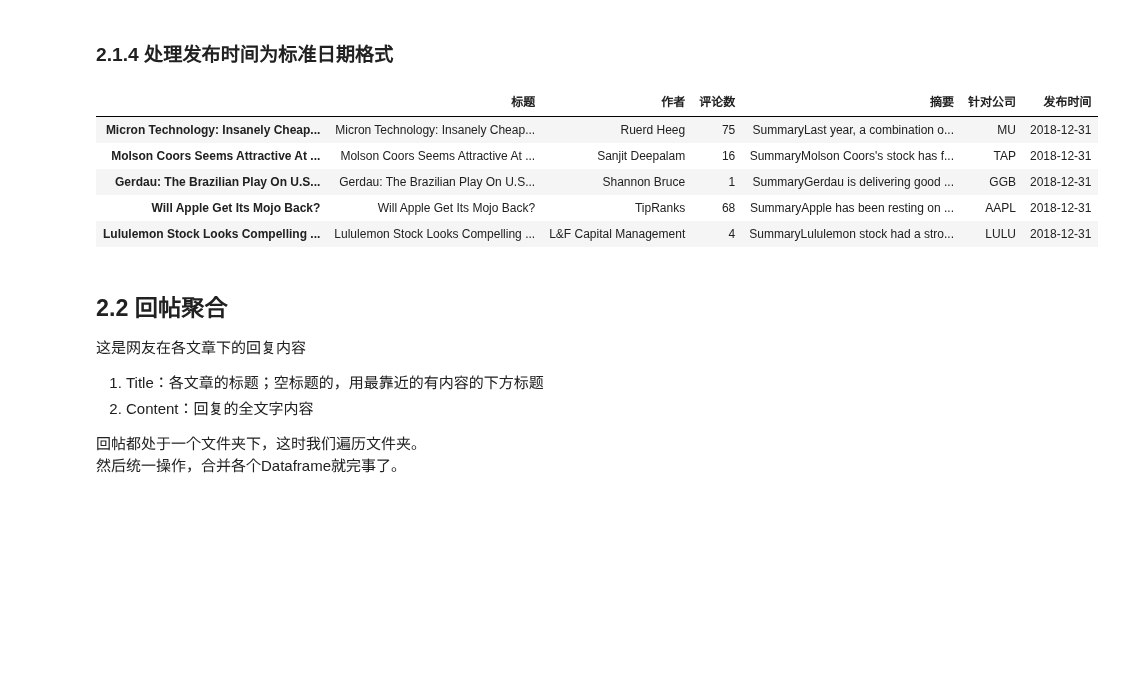
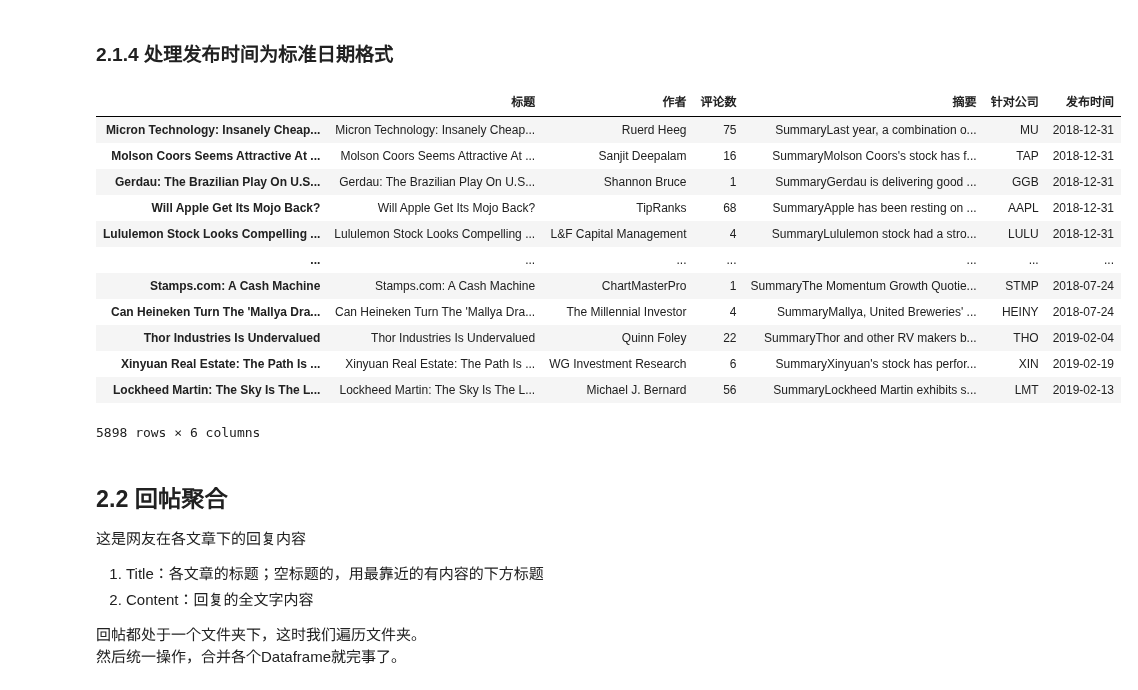
Before and after one commit to easternDay/Stock-forecast, a Jupyter notebook: 一班-1825101045-杨祉.ipynb, the cells around one changed output. Saved outputs shown, nothing was run; the diff lists cells and outputs as text; code cells hidden in the pictures; blank space fills up the shorter version.

```diff
--- a/一班-1825101045-杨祉.ipynb
+++ b/一班-1825101045-杨祉.ipynb
@@ -112,8 +112,12 @@ Title_data.columns = ['针对公司', '发布时间', '作者', '评论数']
 # 评论数去除Comments无用字段
 Title_data["评论数"] = Title_data["评论数"].str.extract("([0-9]+)")
 
-# 显示前五行内容
-Title_data.head()
+# 针对公司处理
+Title_data["针对公司"] = Title_data["针对公司"].str.replace(" ", "")
+Title_data["针对公司"] = Title_data["针对公司"].str.split(",")
+
+# 显示内容
+Title_data
 # %% [output]
 |  | 针对公司 | 发布时间 | 作者 | 评论数 |
 | 标题 |  |  |  |  |
@@ -170,10 +188,8 @@ Title_Content_data = pd.merge(
 
 def UpdateCompany(x):
     try:
-        if(x["针对公司_x"]):
-            return x["针对公司_x"]
-        else:
-            return x["针对公司_y"][0]
+        x["针对公司_x"].extend(x["针对公司_y"])
+        return ",".join(np.unique(x["针对公司_x"]))
     except:
         return np.NAN
 
@@ -201,7 +217,7 @@ Title_Content_data.drop(["针对公司_x", "针对公司_y"], axis=1, inplace=Tr
 Title_Content_data.dropna(axis=0, how='any', subset=[
                           "发布时间", "针对公司", "评论数"], inplace=True)
 
-Title_Content_data.head()
+Title_Content_data
 # %% [output]
 |  | 标题 | 作者 | 评论数 | 摘要 | 针对公司 | 发布时间 |
 | Micron Technology: Insanely Cheap... | Micron Technology: Insanely Cheap... | Ruerd Heeg | 75 | SummaryLast year, a combination o... | MU | Dec. 31, 2018 7:57 PM |
@@ -214,20 +237,29 @@ Title_Content_data.head()
 # %%
 # 去除文本中空格
 Title_Content_data["发布时间"] = Title_Content_data["发布时间"].str.replace(" ", "")
+
 # 去除具体时间，只保留日期
 Title_Content_data["发布时间"] = Title_Content_data["发布时间"].str.extract(
     "([a-zA-Z]+\.[0-9]+,[0-9]{4})")
+
 # 序列转化
 Title_Content_data["发布时间"] = pd.to_datetime(Title_Content_data["发布时间"])
 
-Title_Content_data.head()
+Title_Content_data
 # %% [output]
 |  | 标题 | 作者 | 评论数 | 摘要 | 针对公司 | 发布时间 |
 | Micron Technology: Insanely Cheap... | Micron Technology: Insanely Cheap... | Ruerd Heeg | 75 | SummaryLast year, a combination o... | MU | 2018-12-31 |
 | Molson Coors Seems Attractive At ... | Molson Coors Seems Attractive At ... | Sanjit Deepalam | 16 | SummaryMolson Coors's stock has f... | TAP | 2018-12-31 |
 | Gerdau: The Brazilian Play On U.S... | Gerdau: The Brazilian Play On U.S... | Shannon Bruce | 1 | SummaryGerdau is delivering good ... | GGB | 2018-12-31 |
 | Will Apple Get Its Mojo Back? | Will Apple Get Its Mojo Back? | TipRanks | 68 | SummaryApple has been resting on ... | AAPL | 2018-12-31 |
 | Lululemon Stock Looks Compelling ... | Lululemon Stock Looks Compelling ... | L&F Capital Management | 4 | SummaryLululemon stock had a stro... | LULU | 2018-12-31 |
+| ... | ... | ... | ... | ... | ... | ... |
+| Stamps.com: A Cash Machine | Stamps.com: A Cash Machine | ChartMasterPro | 1 | SummaryThe Momentum Growth Quotie... | STMP | 2018-07-24 |
+| Can Heineken Turn The 'Mallya Dra... | Can Heineken Turn The 'Mallya Dra... | The Millennial Investor | 4 | SummaryMallya, United Breweries' ... | HEINY | 2018-07-24 |
+| Thor Industries Is Undervalued | Thor Industries Is Undervalued | Quinn Foley | 22 | SummaryThor and other RV makers b... | THO | 2019-02-04 |
+| Xinyuan Real Estate: The Path Is ... | Xinyuan Real Estate: The Path Is ... | WG Investment Research | 6 | SummaryXinyuan's stock has perfor... | XIN | 2019-02-19 |
+| Lockheed Martin: The Sky Is The L... | Lockheed Martin: The Sky Is The L... | Michael J. Bernard | 56 | SummaryLockheed Martin exhibits s... | LMT | 2019-02-13 |
+5898 rows × 6 columns
 # %% [markdown]
 ## 2.2 回帖聚合
 这是网友在各文章下的回复内容
```
Also changed, not shown: parts of 82 cells of this notebook.
